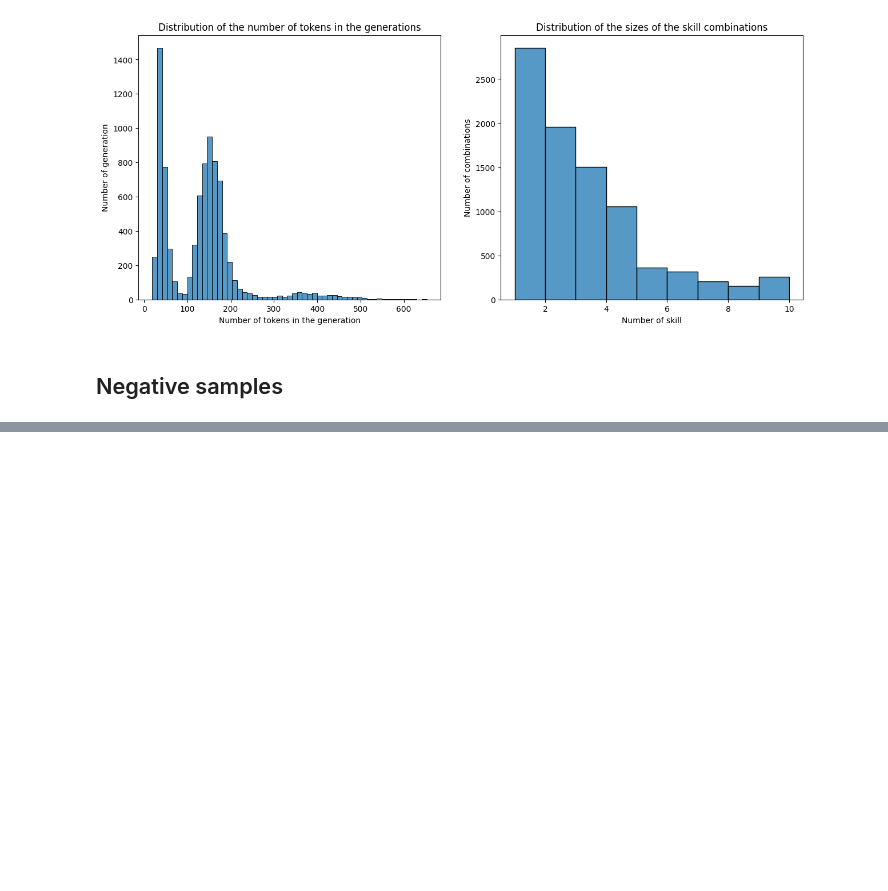
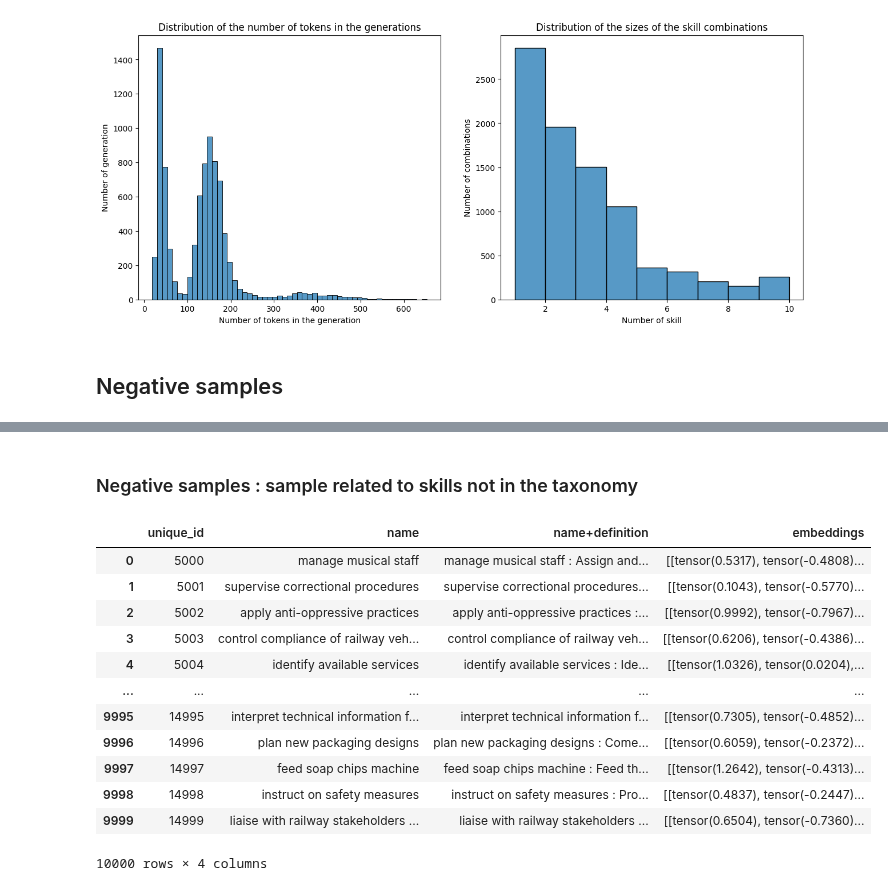
Before and after one commit to epfl-ml4ed/SkillThrills, a Jupyter notebook: protosp01/dataset_generation/generation/prototype_ds_generation.ipynb, the cells around one changed output, grey strips where cells are left out. Cells and saved outputs as stored; diff of their text form; code cells hidden in the pictures; blank space fills up the shorter version.

```diff
--- a/protosp01/dataset_generation/generation/prototype_ds_generation.ipynb
+++ b/protosp01/dataset_generation/generation/prototype_ds_generation.ipynb
@@ -647,0 +657,2 @@ TYPE-2
+# %% [markdown]
+### Negative samples : sample related to skills not in the taxonomy
@@ -647,0 +664,16 @@ TYPE-2
+# %%
+excluded_emb_tax
+# %% [output]
+|  | unique_id | name | name+definition | embeddings |
+| 0 | 5000 | manage musical staff | manage musical staff : Assign and... | [[tensor(0.5317), tensor(-0.4808)... |
+| 1 | 5001 | supervise correctional procedures | supervise correctional procedures... | [[tensor(0.1043), tensor(-0.5770)... |
+| 2 | 5002 | apply anti-oppressive practices | apply anti-oppressive practices :... | [[tensor(0.9992), tensor(-0.7967)... |
+| 3 | 5003 | control compliance of railway veh... | control compliance of railway veh... | [[tensor(0.6206), tensor(-0.4386)... |
+| 4 | 5004 | identify available services | identify available services : Ide... | [[tensor(1.0326), tensor(0.0204),... |
+| ... | ... | ... | ... | ... |
+| 9995 | 14995 | interpret technical information f... | interpret technical information f... | [[tensor(0.7305), tensor(-0.4852)... |
+| 9996 | 14996 | plan new packaging designs | plan new packaging designs : Come... | [[tensor(0.6059), tensor(-0.2372)... |
+| 9997 | 14997 | feed soap chips machine | feed soap chips machine : Feed th... | [[tensor(1.2642), tensor(-0.4313)... |
+| 9998 | 14998 | instruct on safety measures | instruct on safety measures : Pro... | [[tensor(0.4837), tensor(-0.2447)... |
+| 9999 | 14999 | liaise with railway stakeholders ... | liaise with railway stakeholders ... | [[tensor(0.6504), tensor(-0.7360)... |
+10000 rows × 4 columns
```
Also changed, not shown: parts of 30 cells of this notebook, 2 other files.
